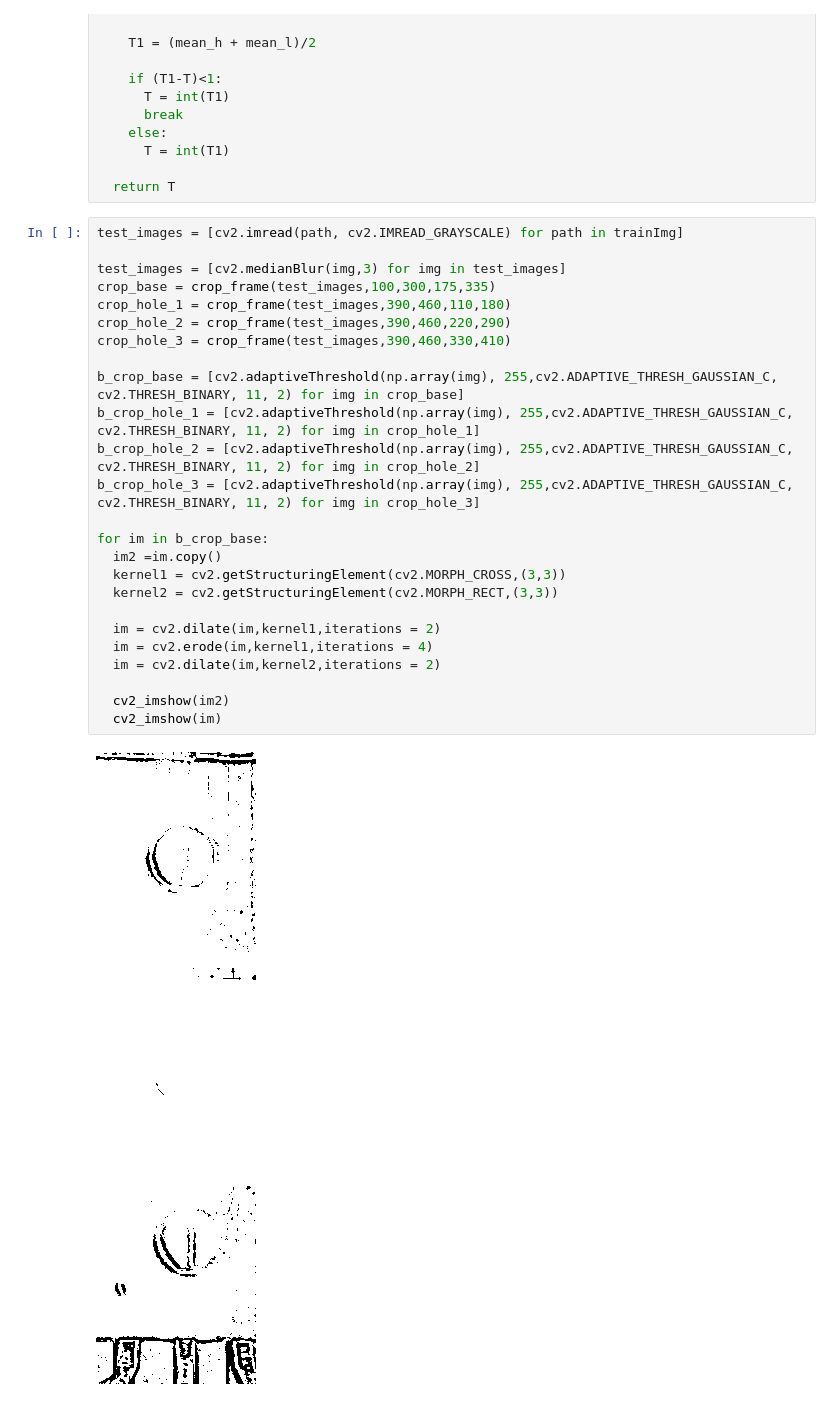
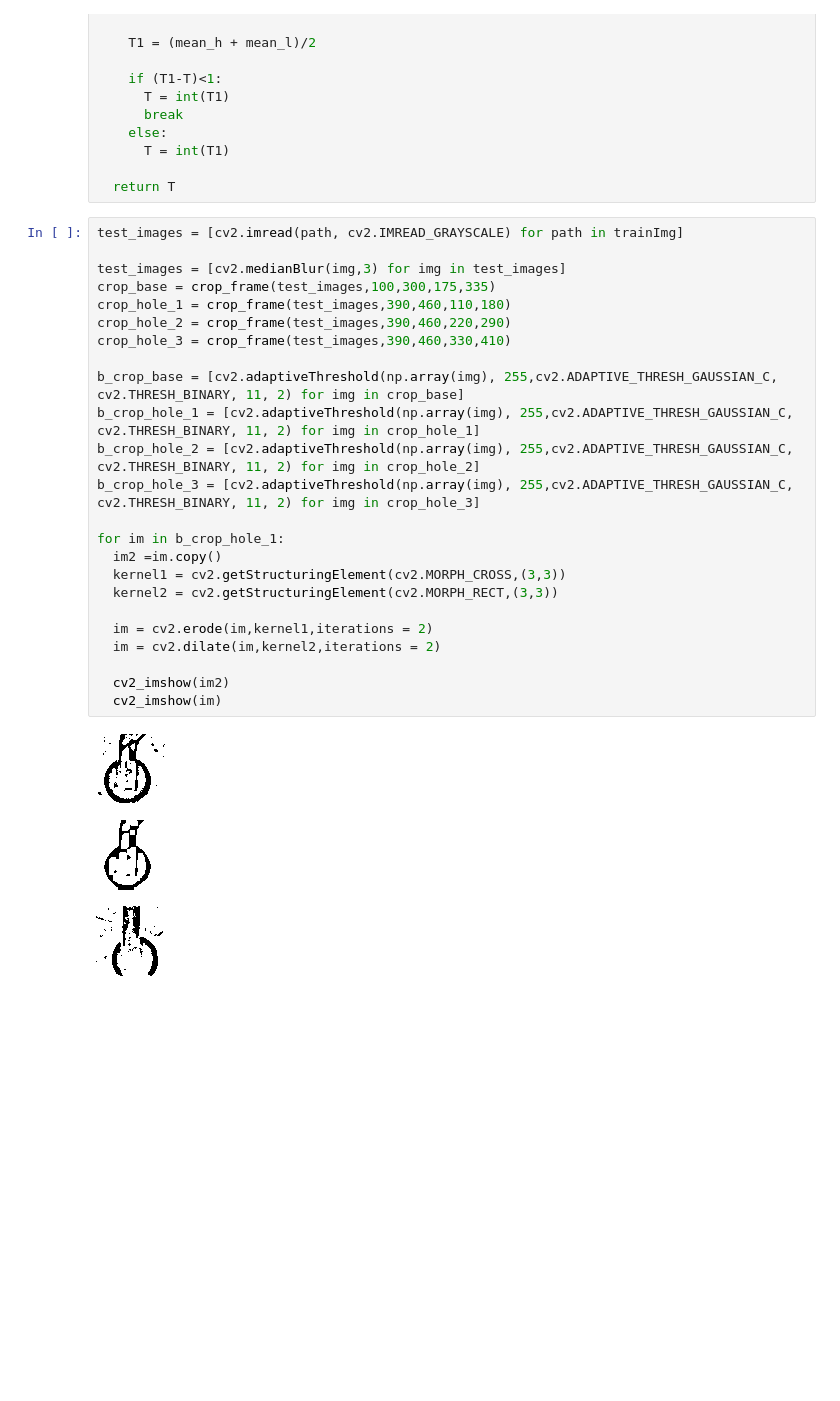
Before and after one commit to BartekFranczak/CPO---MEL, a Jupyter notebook: cpo_lab5_HoG.ipynb, the cells around one changed output. Drawn from its saved outputs; the diff is of its cells as text; blank space fills up the shorter version.

```diff
--- a/cpo_lab5_HoG.ipynb
+++ b/cpo_lab5_HoG.ipynb
@@ -288,29 +288,28 @@ def get_treshold(im):
 # %%
 test_images = [cv2.imread(path, cv2.IMREAD_GRAYSCALE) for path in trainImg]
 
 test_images = [cv2.medianBlur(img,3) for img in test_images]
 crop_base = crop_frame(test_images,100,300,175,335)
 crop_hole_1 = crop_frame(test_images,390,460,110,180)
 crop_hole_2 = crop_frame(test_images,390,460,220,290)
 crop_hole_3 = crop_frame(test_images,390,460,330,410)
 
 b_crop_base = [cv2.adaptiveThreshold(np.array(img), 255,cv2.ADAPTIVE_THRESH_GAUSSIAN_C, cv2.THRESH_BINARY, 11, 2) for img in crop_base]
 b_crop_hole_1 = [cv2.adaptiveThreshold(np.array(img), 255,cv2.ADAPTIVE_THRESH_GAUSSIAN_C, cv2.THRESH_BINARY, 11, 2) for img in crop_hole_1]
 b_crop_hole_2 = [cv2.adaptiveThreshold(np.array(img), 255,cv2.ADAPTIVE_THRESH_GAUSSIAN_C, cv2.THRESH_BINARY, 11, 2) for img in crop_hole_2]
 b_crop_hole_3 = [cv2.adaptiveThreshold(np.array(img), 255,cv2.ADAPTIVE_THRESH_GAUSSIAN_C, cv2.THRESH_BINARY, 11, 2) for img in crop_hole_3]
 
-for im in b_crop_base:
+for im in b_crop_hole_1:
   im2 =im.copy()
   kernel1 = cv2.getStructuringElement(cv2.MORPH_CROSS,(3,3))
   kernel2 = cv2.getStructuringElement(cv2.MORPH_RECT,(3,3))
 
-  im = cv2.dilate(im,kernel1,iterations = 2)
-  im = cv2.erode(im,kernel1,iterations = 4)
+  im = cv2.erode(im,kernel1,iterations = 2)
   im = cv2.dilate(im,kernel2,iterations = 2)
 
   cv2_imshow(im2)
   cv2_imshow(im)
 # %% [output]
-[figure, old version]
+[figure, new version]
-[figure, old version]
+[figure, new version]
-[figure, old version]
+[figure, new version]
```
Also changed, not shown: parts of 1 cell of this notebook.
